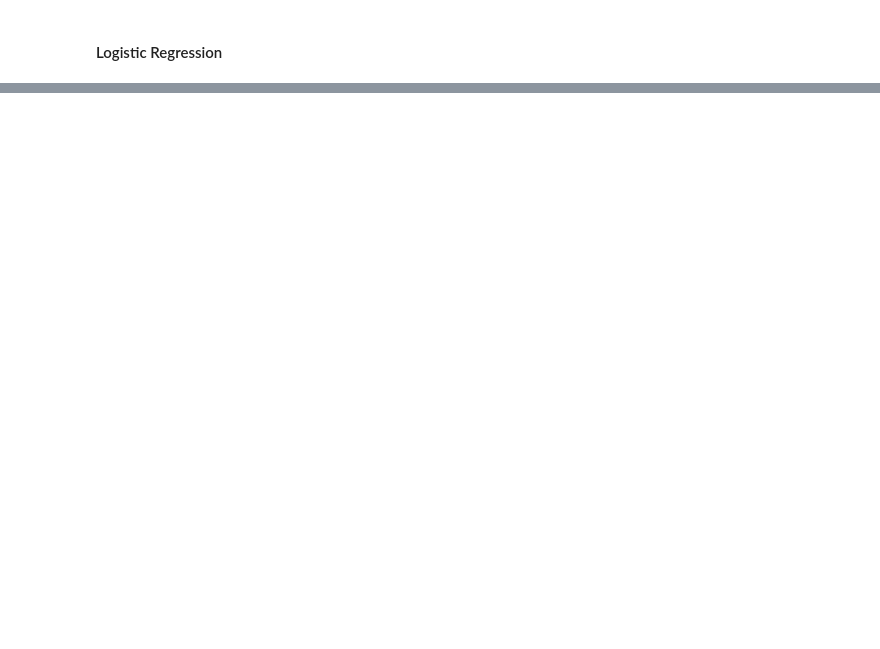
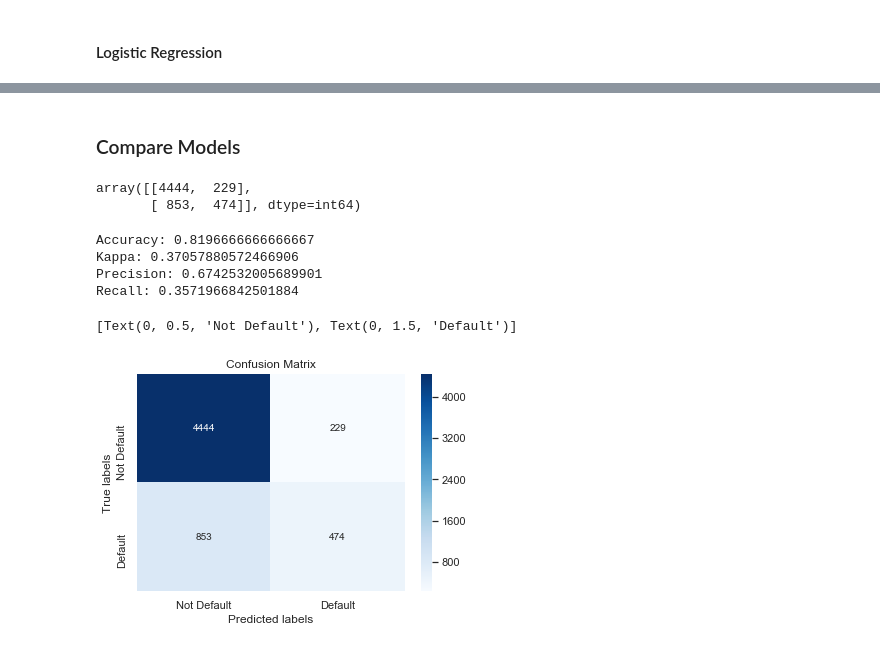
Before and after one commit to megball/Credit-default-analysis, a Jupyter notebook: Credit default analysis.ipynb, the cells around one changed output, grey strips where cells are left out. Drawn from its saved outputs; the diff is of its cells as text; code cells hidden in the pictures; blank space fills up the shorter version.

```diff
--- a/Credit default analysis.ipynb
+++ b/Credit default analysis.ipynb
@@ -1025,3 +1026,9 @@ credit.to_csv("credit_v0.csv", header = 1, index = False) #only removed ID & ren
 credit_v1.to_csv("credit_v1.csv", header = 1, index = False) #removed ID, discretized age/bill/pay, renamed dv
 credit_CORR.to_csv("credit_CORR.csv", header = 1, index = False) #removed ID, discretized age, renamed dv, removed CORR features
 credit_RFE.to_csv("credit_RFE.csv", header = 1, index = False) #removed ID, discretized age, renamed dv, RFE datasets
+# %%
+#open files
+credit = pd.read_csv("credit_v0.csv")
+credit_v1 = pd.read_csv("credit_v1.csv")
+credit_CORR = pd.read_csv("credit_CORR.csv")
+credit_RFE = pd.read_csv("credit_RFE.csv")
@@ -1613,0 +1528,17 @@ F1 Score: 0.46449704142011833
+# %%
+#modify to increase max_depth
+rf_CORR_2 = RandomForestClassifier(bootstrap=True, class_weight=None, criterion='entropy',
+                       max_depth=None, max_features='auto', max_leaf_nodes=100,
+                       min_impurity_decrease=0.0, min_impurity_split=None,
+                       min_samples_leaf=1, min_samples_split=2,
+                       min_weight_fraction_leaf=0.0, n_estimators=10,
+                       n_jobs=None, oob_score=False, random_state=None,
+                       verbose=0, warm_start=False)
+
+rf_CORR_2.fit(X_train_CORR,y_train_CORR)
+y_pred_2_CORR = rf_CORR_2.predict(X_test_CORR)
+
+print("Accuracy:",metrics.accuracy_score(y_test_CORR, y_pred_2_CORR))
+print("Kappa:",metrics.cohen_kappa_score(y_test_CORR,y_pred_2_CORR))
+print("Precision:",metrics.precision_score(y_test_CORR,y_pred_2_CORR))
+print("Recall:",metrics.recall_score(y_test_CORR,y_pred_2_CORR))
@@ -1932,0 +2091,35 @@ Kappa: -0.00033319368782258607
+# %% [markdown]
+### Compare Models
+# %%
+RF_cm = confusion_matrix(y_test_CORR,y_pred_2_CORR)
+tree_cm = confusion_matrix(y_test_v1,y_pred_treev1)
+GBM_cm = confusion_matrix(y_test_v0,y_pred_GBMv0)
+# %%
+RF_cm
+# %% [output]
+array([[4444,  229],
+       [ 853,  474]], dtype=int64)
+# %%
+#print RF metrics again
+print("Accuracy:",metrics.accuracy_score(y_test_CORR, y_pred_2_CORR))
+print("Kappa:",metrics.cohen_kappa_score(y_test_CORR,y_pred_2_CORR))
+print("Precision:",metrics.precision_score(y_test_CORR,y_pred_2_CORR))
+print("Recall:",metrics.recall_score(y_test_CORR,y_pred_2_CORR))
+# %% [output]
+Accuracy: 0.8196666666666667
+Kappa: 0.37057880572466906
+Precision: 0.6742532005689901
+Recall: 0.3571966842501884
+# %%
+ax = plt.subplot()
+sns.heatmap(RF_cm, annot=True, ax = ax, fmt='g', cmap='Blues') #annot=True to annotate cells, fmt='g' to remove sci notation
+
+# labels, title and ticks
+ax.set_xlabel('Predicted labels')
+ax.set_ylabel('True labels')
+ax.set_title('Confusion Matrix')
+ax.xaxis.set_ticklabels(['Not Default', 'Default'])
+ax.yaxis.set_ticklabels(['Not Default', 'Default'])
+# %% [output]
+[Text(0, 0.5, 'Not Default'), Text(0, 1.5, 'Default')]
+[figure, added]
```
Also changed, not shown: parts of 72 cells of this notebook.
